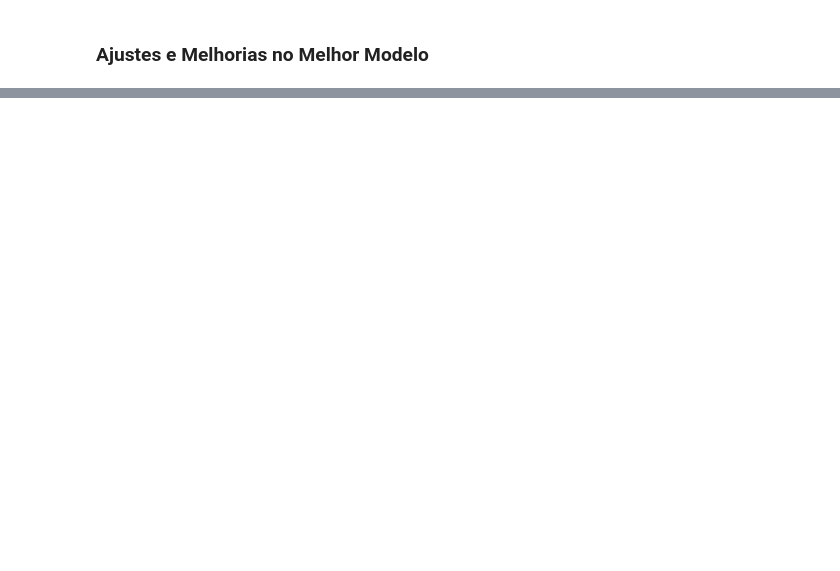
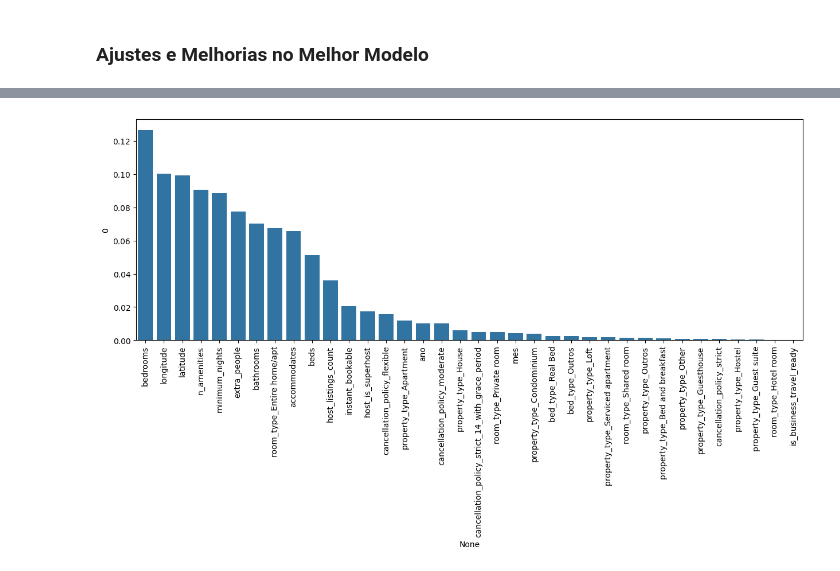
Before and after one commit to Gabrielxdev/Ci-ncia-dados-Airbnb, a Jupyter notebook: análise.ipynb, the cells around one changed output, grey strips where cells are left out. Cells and saved outputs as stored; diff of their text form; code cells hidden in the pictures; blank space fills up the shorter version.

Commit message:
Criando, validando e melhorando o modelo preditivo

```diff
--- a/análise.ipynb
+++ b/análise.ipynb
@@ -730,0 +667,5 @@ regressão linear é só achar a melhor reta que descreve a relação entre cara
+# %%
+def avalidar_modelo(nome_modelo, y_teste, previsao):
+    r2 = r2_score(y_teste, previsao)
+    RSME = np.sqrt(mean_squared_error(y_teste, previsao))
+    return f'Modelo {nome_modelo}: \n R2: {r2}\n RSME: {RSME}'
@@ -730,0 +677,10 @@ regressão linear é só achar a melhor reta que descreve a relação entre cara
+# %%
+modelos = {
+'RandomForest': RandomForestRegressor(),
+'ExtraTrees': ExtraTreesRegressor(),
+'LinearRegression': LinearRegression()
+}
+
+
+y = base_airbnb_cod['price']
+x = base_airbnb_cod.drop('price', axis=1)
@@ -730,0 +689,7 @@ regressão linear é só achar a melhor reta que descreve a relação entre cara
+# %%
+X_train, X_test, y_train, y_test = train_test_split(x, y, random_state=10) #garante que o “embaralhamento” seja sempre o mesmo, útil quando você quer que outras pessoas (ou você no futuro) consigam reproduzir exatamente o mesmo resultado.
+
+for nome_modelo, modelo in modelos.items(): # Itera sobre os modelos definidos no dicionário
+    modelo.fit(X_train, y_train) # Treina o modelo com os dados de treino
+    previsao = modelo.predict(X_test) # Faz a previsão com os dados de X_test
+    print(avalidar_modelo(nome_modelo, y_test, previsao))
@@ -731,2 +713,8 @@ regressão linear é só achar a melhor reta que descreve a relação entre cara
 # %% [markdown]
 ### Ajustes e Melhorias no Melhor Modelo
+# %%
+extra_trees = modelos['ExtraTrees']
+
+importancia_features = pd.DataFrame(extra_trees.feature_importances_, index=X_train.columns)
+importancia_features = importancia_features.sort_values(by=0, ascending=False)
+display(importancia_features)
@@ -732,0 +739,6 @@ regressão linear é só achar a melhor reta que descreve a relação entre cara
+# %%
+plt.figure(figsize=(15, 5))
+ax = sns.barplot(x=importancia_features.index, y=importancia_features[0])
+ax.tick_params(axis='x', rotation=90);
+# %% [output]
+[figure, added]
```
Also changed, not shown: parts of 18 cells of this notebook.
